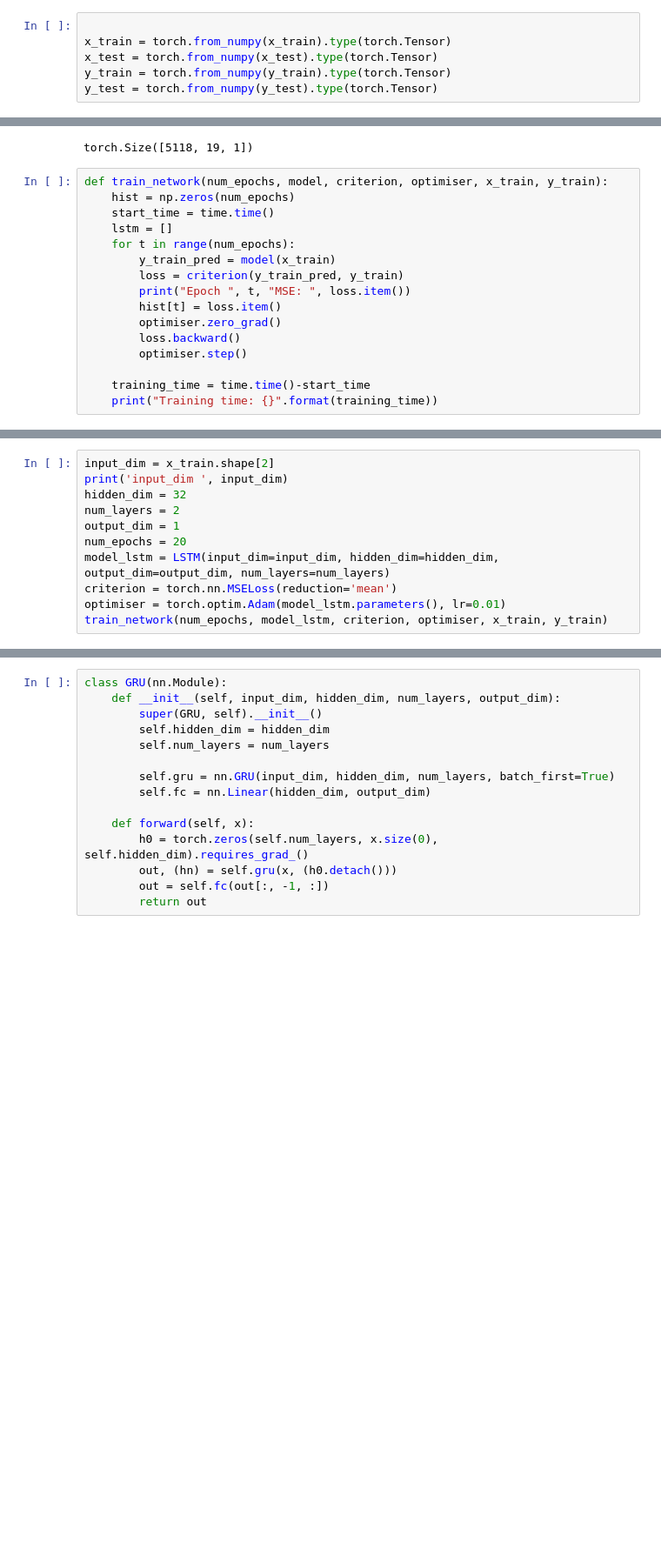
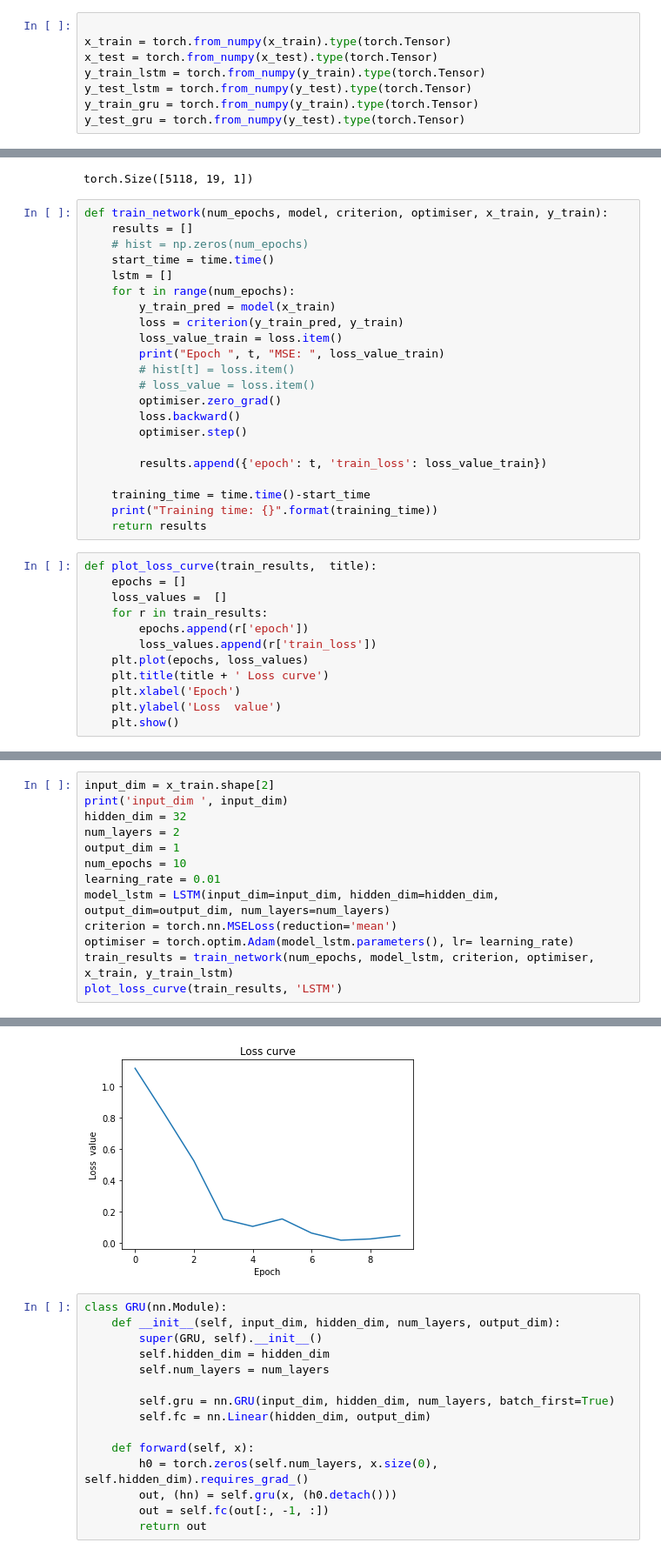
Before and after one commit to poo5zan/deep_learning_fundamentals, a Jupyter notebook: assignment_3/assignment_3.ipynb, the cells around one changed output, grey strips where cells are left out. Shown: that part at 87% size. Saved outputs shown, nothing was run; the diff lists cells and outputs as text; blank space fills up the shorter version.

Commit message:
added loss curve  and tuning lr

```diff
--- a/assignment_3/assignment_3.ipynb
+++ b/assignment_3/assignment_3.ipynb
@@ -279,8 +258,10 @@ y_test.shape  (1283, 1)
 
 x_train = torch.from_numpy(x_train).type(torch.Tensor)
 x_test = torch.from_numpy(x_test).type(torch.Tensor)
-y_train = torch.from_numpy(y_train).type(torch.Tensor)
-y_test = torch.from_numpy(y_test).type(torch.Tensor)
+y_train_lstm = torch.from_numpy(y_train).type(torch.Tensor)
+y_test_lstm = torch.from_numpy(y_test).type(torch.Tensor)
+y_train_gru = torch.from_numpy(y_train).type(torch.Tensor)
+y_test_gru = torch.from_numpy(y_test).type(torch.Tensor)
 # %%
 print(x_train.shape)
 # print(x_train)
@@ -288,20 +269,38 @@ print(x_train.shape)
 torch.Size([5118, 19, 1])
 # %%
 def train_network(num_epochs, model, criterion, optimiser, x_train, y_train):
-    hist = np.zeros(num_epochs)
+    results = []
+    # hist = np.zeros(num_epochs)
     start_time = time.time()
     lstm = []
     for t in range(num_epochs):
         y_train_pred = model(x_train)
         loss = criterion(y_train_pred, y_train)
-        print("Epoch ", t, "MSE: ", loss.item())
-        hist[t] = loss.item()
+        loss_value_train = loss.item()
+        print("Epoch ", t, "MSE: ", loss_value_train)
+        # hist[t] = loss.item()
+        # loss_value = loss.item()
         optimiser.zero_grad()
         loss.backward()
         optimiser.step()
 
+        results.append({'epoch': t, 'train_loss': loss_value_train})
+
     training_time = time.time()-start_time
     print("Training time: {}".format(training_time))
+    return results
+# %%
+def plot_loss_curve(train_results,  title):
+    epochs = []
+    loss_values =  []
+    for r in train_results:
+        epochs.append(r['epoch'])
+        loss_values.append(r['train_loss'])
+    plt.plot(epochs, loss_values)
+    plt.title(title + ' Loss curve')
+    plt.xlabel('Epoch')
+    plt.ylabel('Loss  value')
+    plt.show()
 # %%
 class LSTM(nn.Module):
     def __init__(self, input_dim, hidden_dim, num_layers, output_dim):
@@ -325,10 +324,12 @@ print('input_dim ', input_dim)
 hidden_dim = 32
 num_layers = 2
 output_dim = 1
-num_epochs = 20
+num_epochs = 10
+learning_rate = 0.01
 model_lstm = LSTM(input_dim=input_dim, hidden_dim=hidden_dim, output_dim=output_dim, num_layers=num_layers)
 criterion = torch.nn.MSELoss(reduction='mean')
-optimiser = torch.optim.Adam(model_lstm.parameters(), lr=0.01)
-train_network(num_epochs, model_lstm, criterion, optimiser, x_train, y_train)
+optimiser = torch.optim.Adam(model_lstm.parameters(), lr= learning_rate)
+train_results = train_network(num_epochs, model_lstm, criterion, optimiser, x_train, y_train_lstm)
+plot_loss_curve(train_results, 'LSTM')
 # %% [output]
 input_dim  1
@@ -351,3 +347,4 @@ Training time: 8.55405855178833
+[figure, added]
 # %%
 class GRU(nn.Module):
     def __init__(self, input_dim, hidden_dim, num_layers, output_dim):
```
Also changed, not shown: parts of 11 cells of this notebook.
